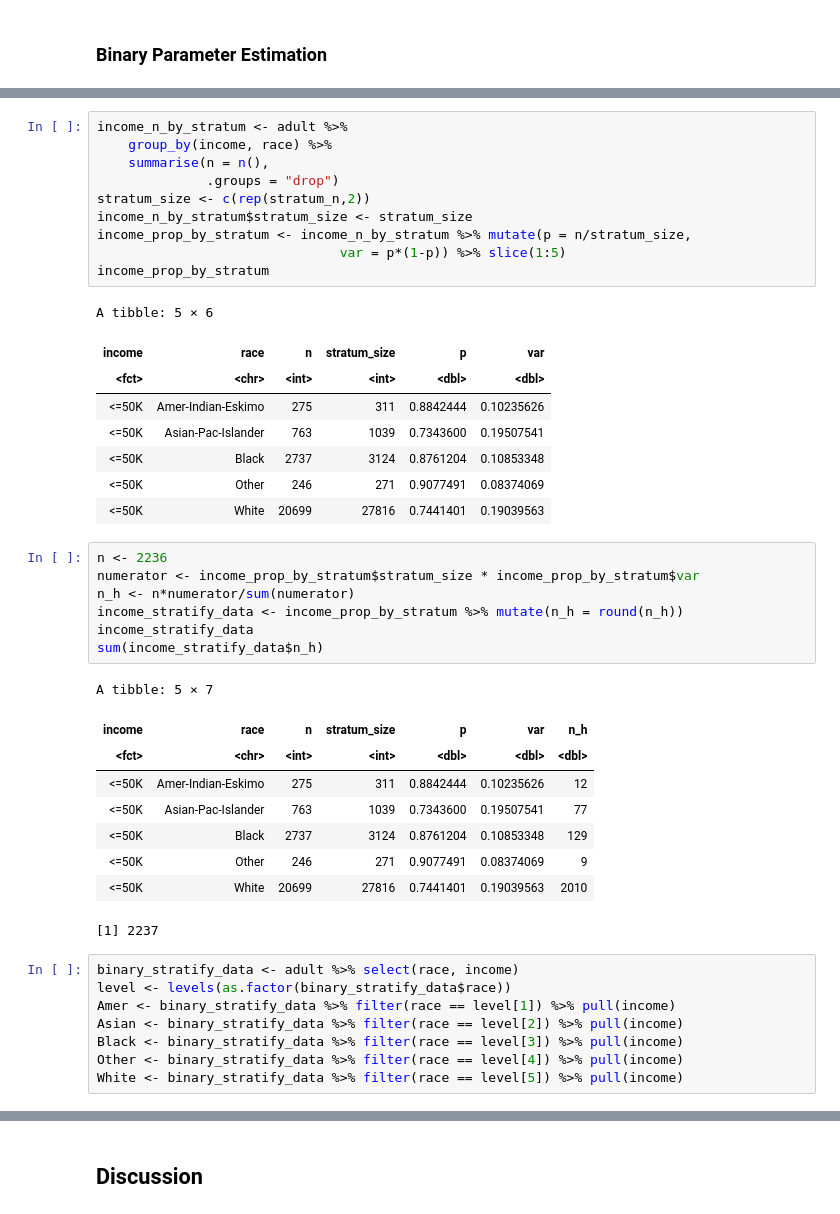
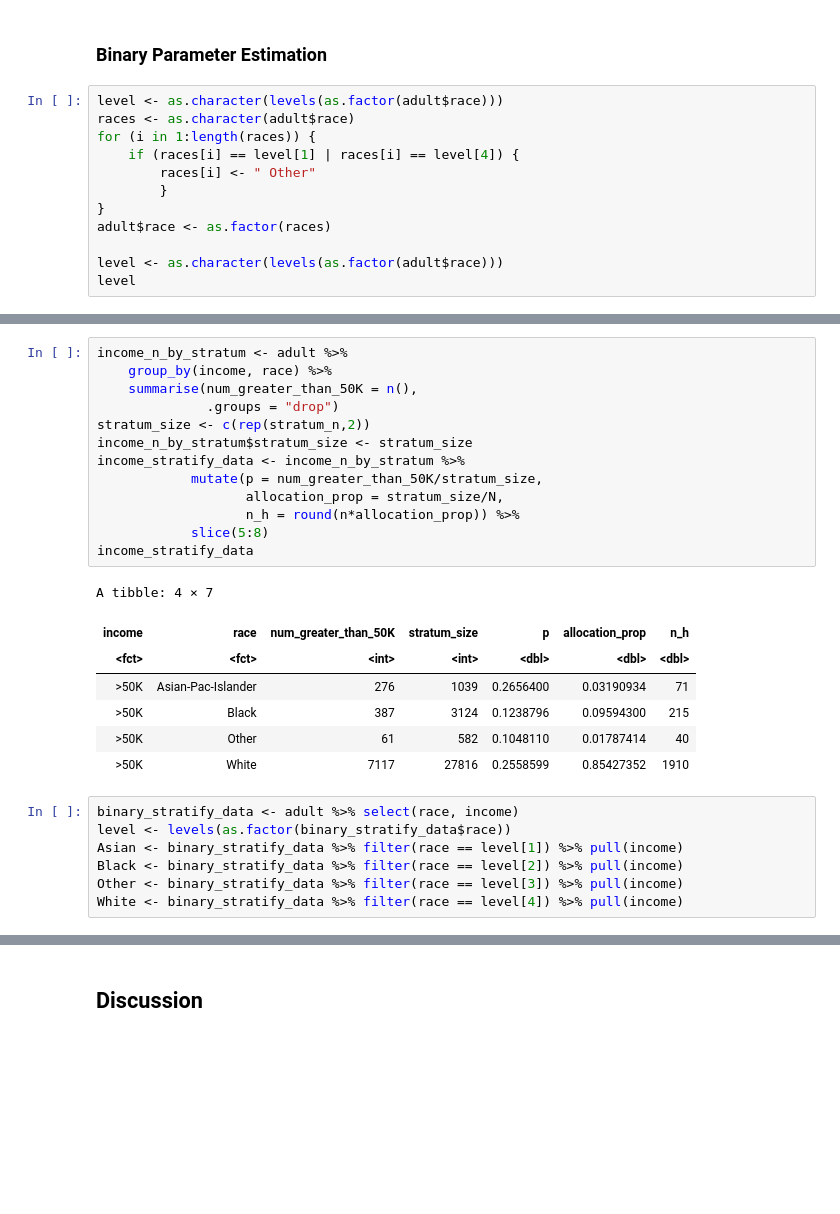
Before and after one commit to MarsZan/STAT-344-Project, a Jupyter notebook: STAT 344 Project.ipynb, the cells around one changed output, grey strips where cells are left out. Saved outputs shown, nothing was run; the diff lists cells and outputs as text; blank space fills up the shorter version.

```diff
--- a/STAT 344 Project.ipynb
+++ b/STAT 344 Project.ipynb
@@ -271,3 +248,15 @@ knitr::kable(x =str.matrix,col.names=c("","Value"))
 From our result, the estimate for mean age is 39.359. The standard error for this estimate is 0.03912924, Since our sample size sufficiently large (bigger than 25), by the central limit theorem, the distribution of our sample mean will be approximately normally distributed among many sample means. Therefore, we can conclude that we are 95% confident that the true mean age is between 39.282 and 39.436.
 # %% [markdown]
 ### Binary Parameter Estimation
+# %%
+level <- as.character(levels(as.factor(adult$race)))
+races <- as.character(adult$race)
+for (i in 1:length(races)) {
+    if (races[i] == level[1] | races[i] == level[4]) {
+        races[i] <- " Other"
+        }
+}
+adult$race <- as.factor(races)
+
+level <- as.character(levels(as.factor(adult$race)))
+level
@@ -282,45 +274,29 @@ stratum_n
 # %%
 income_n_by_stratum <- adult %>%
     group_by(income, race) %>%
-    summarise(n = n(),
+    summarise(num_greater_than_50K = n(),
               .groups = "drop")
 stratum_size <- c(rep(stratum_n,2))
 income_n_by_stratum$stratum_size <- stratum_size
-income_prop_by_stratum <- income_n_by_stratum %>% mutate(p = n/stratum_size,
-                               var = p*(1-p)) %>% slice(1:5)
-income_prop_by_stratum
+income_stratify_data <- income_n_by_stratum %>%
+            mutate(p = num_greater_than_50K/stratum_size,
+                   allocation_prop = stratum_size/N,
+                   n_h = round(n*allocation_prop)) %>%
+            slice(5:8)
+income_stratify_data
 # %% [output]
-A tibble: 5 × 6
+A tibble: 4 × 7
-| income | race | n | stratum_size | p | var |
-| <fct> | <chr> | <int> | <int> | <dbl> | <dbl> |
-| <=50K | Amer-Indian-Eskimo | 275 | 311 | 0.8842444 | 0.10235626 |
-| <=50K | Asian-Pac-Islander | 763 | 1039 | 0.7343600 | 0.19507541 |
-| <=50K | Black | 2737 | 3124 | 0.8761204 | 0.10853348 |
-| <=50K | Other | 246 | 271 | 0.9077491 | 0.08374069 |
-| <=50K | White | 20699 | 27816 | 0.7441401 | 0.19039563 |
+| income | race | num_greater_than_50K | stratum_size | p | allocation_prop | n_h |
+| <fct> | <fct> | <int> | <int> | <dbl> | <dbl> | <dbl> |
+| >50K | Asian-Pac-Islander | 276 | 1039 | 0.2656400 | 0.03190934 | 71 |
+| >50K | Black | 387 | 3124 | 0.1238796 | 0.09594300 | 215 |
+| >50K | Other | 61 | 582 | 0.1048110 | 0.01787414 | 40 |
+| >50K | White | 7117 | 27816 | 0.2558599 | 0.85427352 | 1910 |
-# %%
-n <- 2236
-numerator <- income_prop_by_stratum$stratum_size * income_prop_by_stratum$var
-n_h <- n*numerator/sum(numerator)
-income_stratify_data <- income_prop_by_stratum %>% mutate(n_h = round(n_h))
-income_stratify_data
-sum(income_stratify_data$n_h)
-# %% [output]
-A tibble: 5 × 7
-| income | race | n | stratum_size | p | var | n_h |
-| <fct> | <chr> | <int> | <int> | <dbl> | <dbl> | <dbl> |
-| <=50K | Amer-Indian-Eskimo | 275 | 311 | 0.8842444 | 0.10235626 | 12 |
-| <=50K | Asian-Pac-Islander | 763 | 1039 | 0.7343600 | 0.19507541 | 77 |
-| <=50K | Black | 2737 | 3124 | 0.8761204 | 0.10853348 | 129 |
-| <=50K | Other | 246 | 271 | 0.9077491 | 0.08374069 | 9 |
-| <=50K | White | 20699 | 27816 | 0.7441401 | 0.19039563 | 2010 |
-[1] 2237
 # %%
 binary_stratify_data <- adult %>% select(race, income)
 level <- levels(as.factor(binary_stratify_data$race))
-Amer <- binary_stratify_data %>% filter(race == level[1]) %>% pull(income)
-Asian <- binary_stratify_data %>% filter(race == level[2]) %>% pull(income)
-Black <- binary_stratify_data %>% filter(race == level[3]) %>% pull(income)
-Other <- binary_stratify_data %>% filter(race == level[4]) %>% pull(income)
-White <- binary_stratify_data %>% filter(race == level[5]) %>% pull(income)
+Asian <- binary_stratify_data %>% filter(race == level[1]) %>% pull(income)
+Black <- binary_stratify_data %>% filter(race == level[2]) %>% pull(income)
+Other <- binary_stratify_data %>% filter(race == level[3]) %>% pull(income)
+White <- binary_stratify_data %>% filter(race == level[4]) %>% pull(income)
 # %%
```
Also changed, not shown: parts of 16 cells of this notebook.
